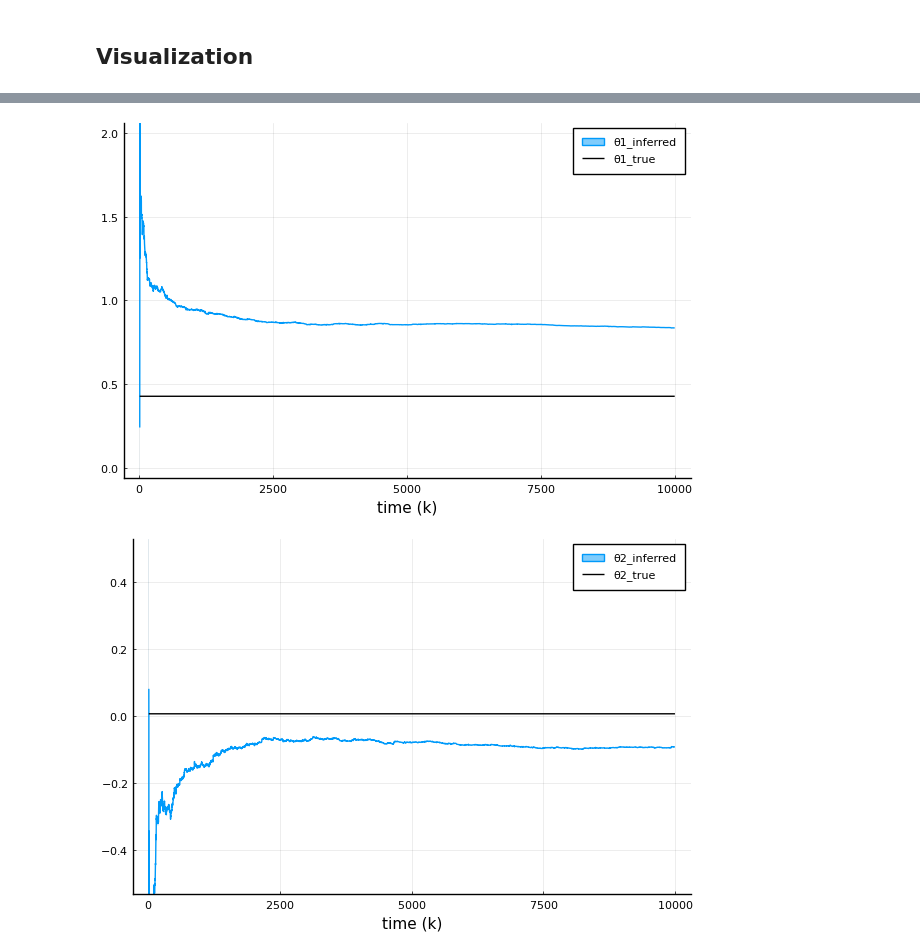
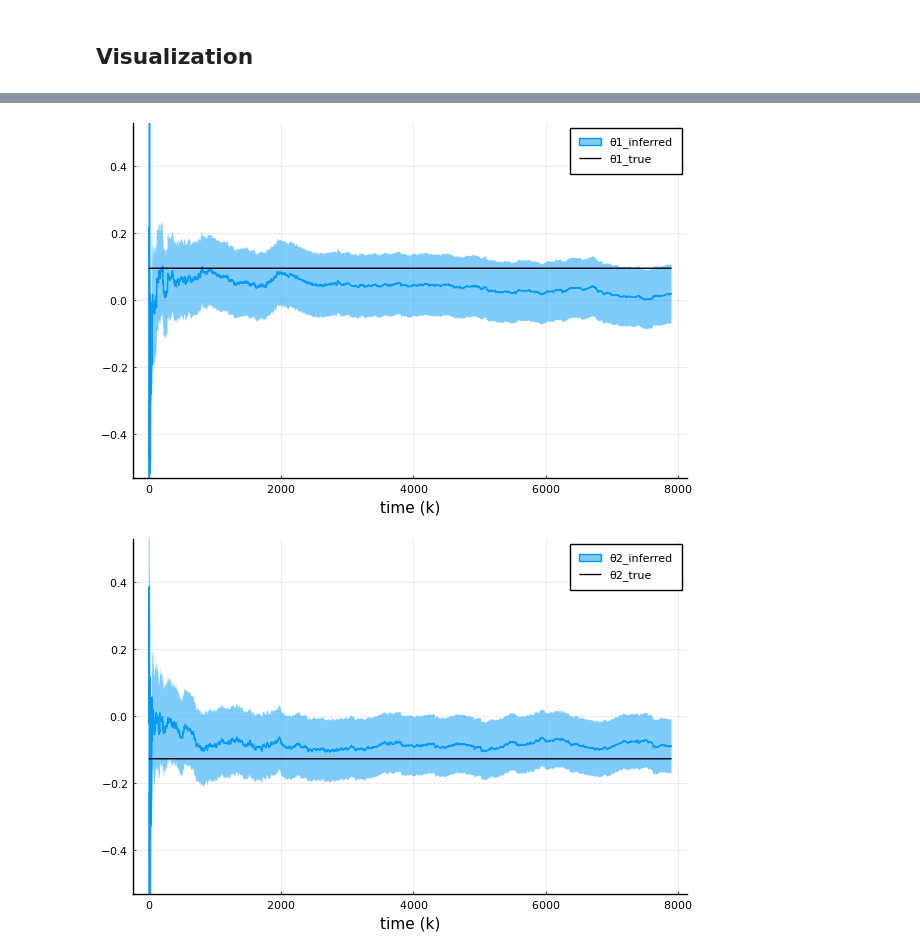
Before and after one commit to biaslab/nsi-silverbox, a Jupyter notebook: experiments-verification/experiment-NARMAX.ipynb, the cells around one changed output, grey strips where cells are left out. Drawn from its saved outputs; the diff is of its cells as text; code cells hidden in the pictures.

```diff
--- a/experiments-verification/experiment-NARMAX.ipynb
+++ b/experiments-verification/experiment-NARMAX.ipynb
@@ -13,16 +13,17 @@ pyplot();
 ## Data generation
 # %%
 # Orders
+deg = 1
 M1 = 3
 M2 = 2
 M3 = 4
+# M = (M1+1+M2+M3)*deg + 1
 M = M1+1+M2+M3
-degree = 1
 
 # Parameters
-# θ_true = 0.1 .*rand(M*degree+1,)
+τ_true = 1e4
 θ_true = .2 .*randn(M,)
-τ_true = 1e4
+θ_true[end] = 0.
 
 # Time horizon
 T = 10000
@@ -34,7 +35,7 @@ T = 10000
 
 # Input frequency and amplitude
 ω = 1/(2*π)
-A = 1.
+A = range(0.1, stop=2.0, length=T)
 
 # Observation array
 input = zeros(T,)
@@ -47,7 +48,7 @@ output[1:M1] .= 0.0
 for k = 1:T
 
     # Input
-    input[k] = A*cos(ω*k)
+    input[k] = A[k]*cos(ω*k)
 
     # Generate noise
     errors[k] = sqrt(inv(τ_true))*randn(1)[1]
@@ -81,0 +82,12 @@ end
+# %%
+# Select training set
+ix_trn = Array{Int64,1}(100:8000)
+input_trn = input[ix_trn]
+output_trn = output[ix_trn]
+T_trn = length(ix_trn);
+
+# Select validation set
+ix_val = Array{Int64,1}(8001:T)
+input_val = input[ix_val]
+output_val = output[ix_val]
+T_val = length(ix_val);
@@ -185,11 +264,11 @@ plot(error[M:tt:end], label="RMS = "*string(RMS))
 # %%
-plot(M:T, params_θ[1][1,M+1:end], ribbon=[params_θ[2][1,1,M+1:end] params_θ[2][1,1,M+1:end]], xlabel="time (k)", label="θ1_inferred")
-plot!(M:T, θ_true[1]*ones(T-M,), color="black", label="θ1_true", ylims=[0, 2])
+plot(params_θ[1][:,1], ribbon=[sqrt.(params_θ[2][:,1,1]) sqrt.(params_θ[2][:,1,1])], xlabel="time (k)", label="θ1_inferred")
+plot!(θ_true[1]*ones(T_trn,), color="black", label="θ1_true", ylims=[-.5, .5])
 # %% [output]
-[figure, old version]
+[figure, new version]
 # %%
-plot(M:T, params_θ[1][2,M+1:end], ribbon=[params_θ[2][2,2,M+1:end] params_θ[2][2,2,M+1:end]], xlabel="time (k)", label="θ2_inferred")
-plot!(M:T, θ_true[2]*ones(T-M,), color="black", label="θ2_true", ylims=[-0.5,0.5])
+plot(params_θ[1][:,2], ribbon=[sqrt.(params_θ[2][:,2,2]) sqrt.(params_θ[2][:,2,2])], xlabel="time (k)", label="θ2_inferred")
+plot!(θ_true[2]*ones(T_trn,), color="black", label="θ2_true", ylims=[-.5, .5])
 # %% [output]
-[figure, old version]
+[figure, new version]
 # %%
```
Also changed, not shown: parts of 26 cells of this notebook, 18 other files.
